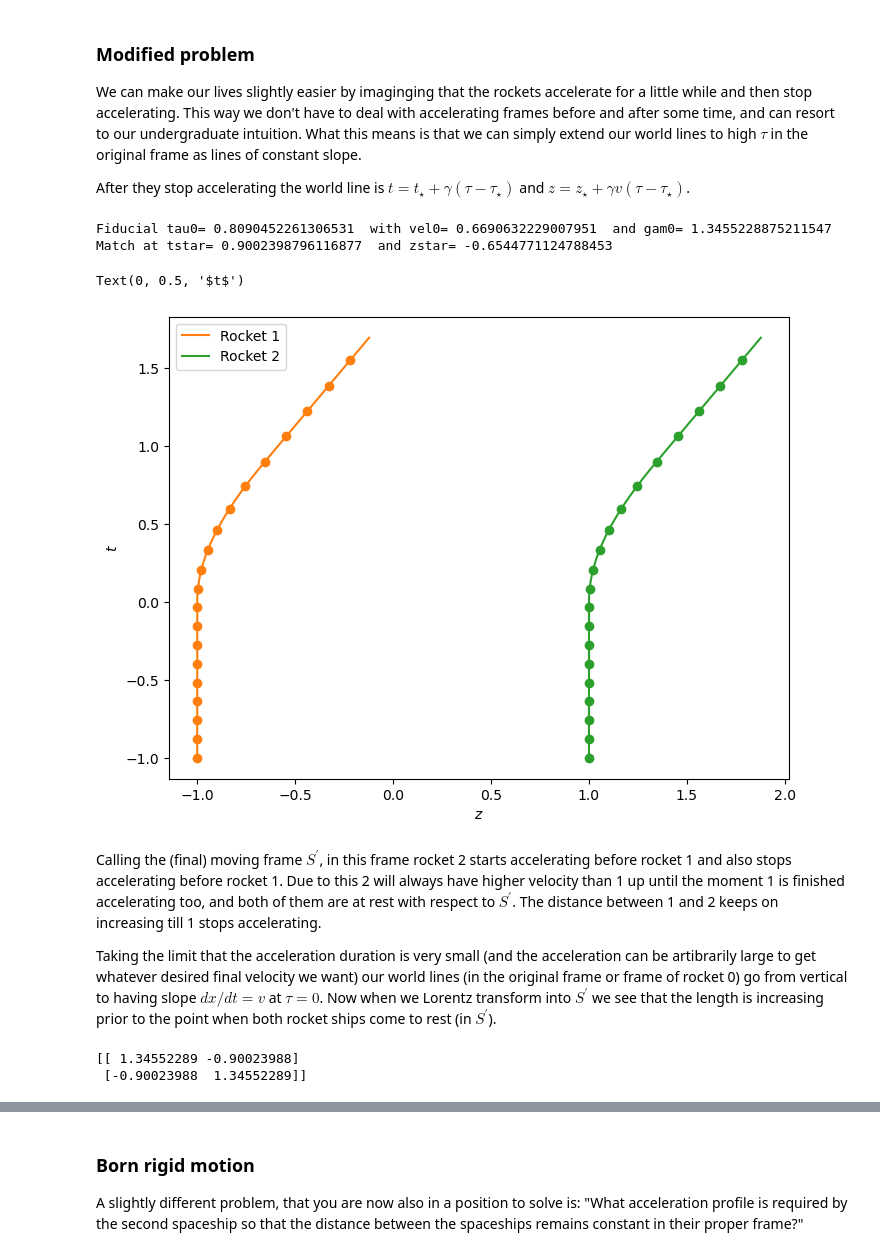
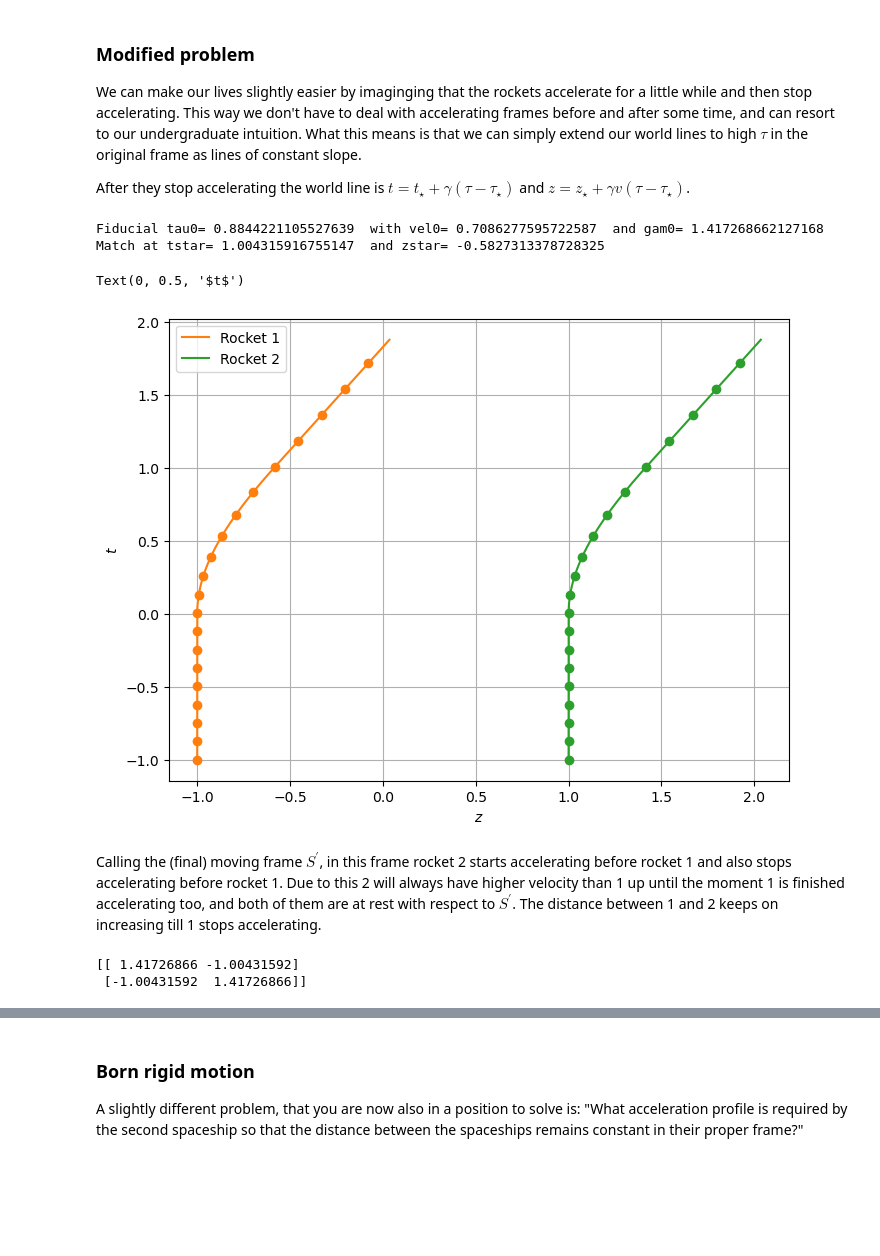
Before and after one commit to martinjameswhite/Notebooks, a Jupyter notebook: physics209/BellParadox.ipynb, the cells around one changed output, grey strips where cells are left out. Cells and saved outputs as stored; diff of their text form; code cells hidden in the pictures; blank space fills up the shorter version.

Commit message:
Extend acceleration region.

```diff
--- a/physics209/BellParadox.ipynb
+++ b/physics209/BellParadox.ipynb
@@ -96,7 +96,7 @@ After they stop accelerating the world line is $t=t_{\star} + \gamma(\tau-\tau_{
 # It is helpful to extend the world lines to earlier (negative) proper time,
 # with the rockets at rest in the frame of rocket 0 before tau=0.
 # Set up a set of proper time points to index the world lines.
-tau = np.linspace(-1.0,1.4,200)
+tau = np.linspace(-1.0,1.5,200)
 # Now make space for the (t,z) coordinates of each rocket.
 r1 = np.zeros( (2,tau.size) )
 r2 = np.zeros( (2,tau.size) )
@@ -131,27 +131,26 @@ tstar,zstar = r2[0,ii],r2[1,ii]
 r2[0,ii:] = tstar + gam0*(tau[ii:]-tau0)
 r2[1,ii:] = zstar + gam0*vel0*(tau[ii:]-tau0)
 # %% [output]
-Fiducial tau0= 0.8090452261306531  with vel0= 0.6690632229007951  and gam0= 1.3455228875211547
-Match at tstar= 0.9002398796116877  and zstar= -0.6544771124788453
+Fiducial tau0= 0.8844221105527639  with vel0= 0.7086277595722587  and gam0= 1.417268662127168
+Match at tstar= 1.004315916755147  and zstar= -0.5827313378728325
 # %%
 # Remake the space-time plot.
 fig,ax = plt.subplots(1,1,figsize=(8,6))
 ax.plot(r1[1,:],r1[0,:],'-',color='C1',label='Rocket 1')
 ax.plot(r2[1,:],r2[0,:],'-',color='C2',label='Rocket 2')
 # We can put some markers on the world line just to help orientation later.
 ax.plot(r1[1,::10],r1[0,::10],'o',color='C1')
 ax.plot(r2[1,::10],r2[0,::10],'o',color='C2')
 #
+ax.grid(which='major')
 ax.legend()
 ax.set_xlabel('$z$')
 ax.set_ylabel('$t$')
 # %% [output]
 Text(0, 0.5, '$t$')
-[figure, old version]
+[figure, new version]
 # %% [markdown]
 Calling the (final) moving frame $S^\prime$, in this frame rocket 2 starts accelerating before rocket 1 and also stops accelerating before rocket 1. Due to this 2 will always have higher velocity than 1 up until the moment 1 is finished accelerating too, and both of them are at rest with respect to $S^\prime$. The distance between 1 and 2 keeps on increasing till 1 stops accelerating.
-
-Taking the limit that the acceleration duration is very small (and the acceleration can be artibrarily large to get whatever desired final velocity we want) our world lines (in the original frame or frame of rocket 0) go from vertical to having slope $dx/dt=v$ at $\tau=0$.  Now when we Lorentz transform into $S^\prime$ we see that the length is increasing prior to the point when both rocket ships come to rest (in $S^\prime$).
 # %%
 # Make the Lorentz transformation matrix, Lambda:
 lamb = np.array( [ [gam0,-gam0*vel0], [-gam0*vel0,gam0] ])
@@ -160,8 +159,8 @@ print(lamb)
 r1p = np.dot(lamb,r1)
 r2p = np.dot(lamb,r2)
 # %% [output]
-[[ 1.34552289 -0.90023988]
- [-0.90023988  1.34552289]]
+[[ 1.41726866 -1.00431592]
+ [-1.00431592  1.41726866]]
 # %%
 # Remake the space-time plot in the primed coordinates
 fig,ax = plt.subplots(1,1,figsize=(8,6))
```
Also changed, not shown: parts of 2 cells of this notebook.
